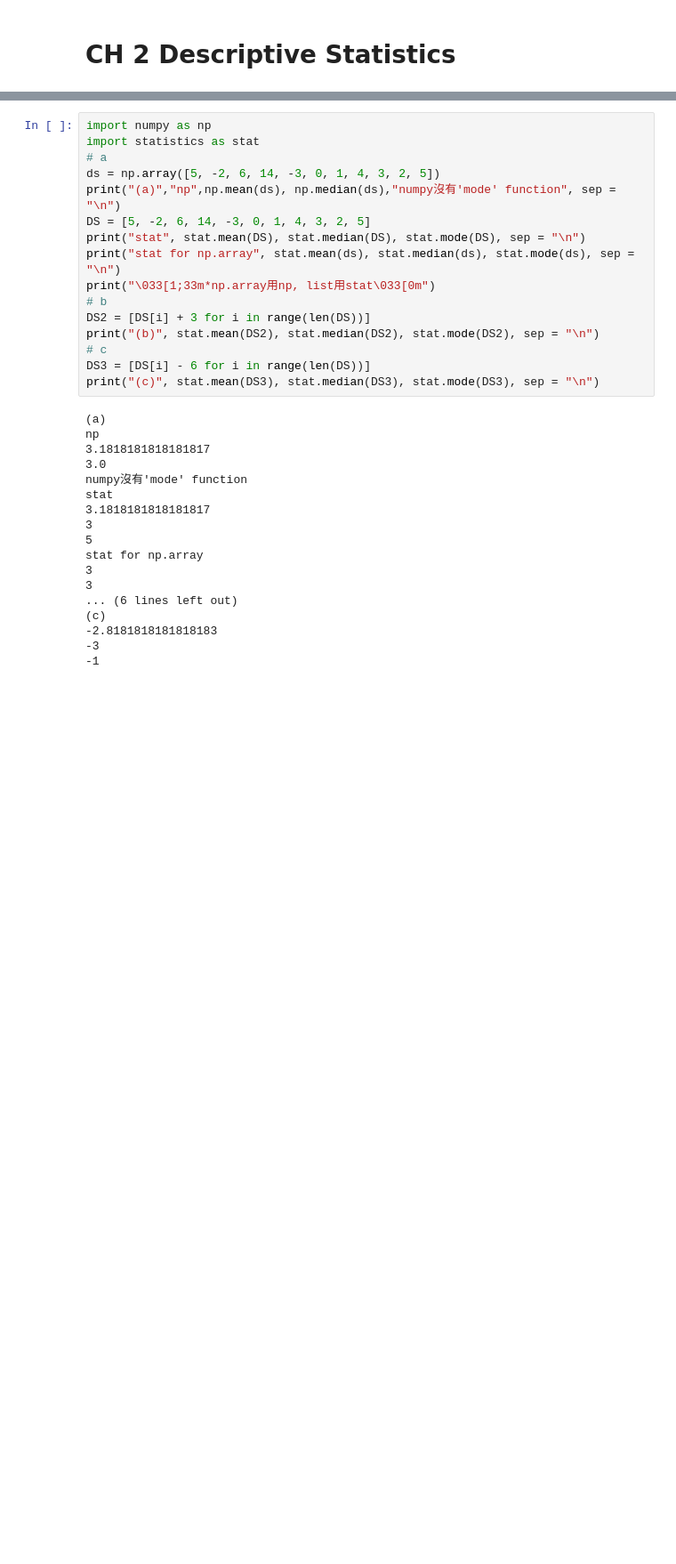
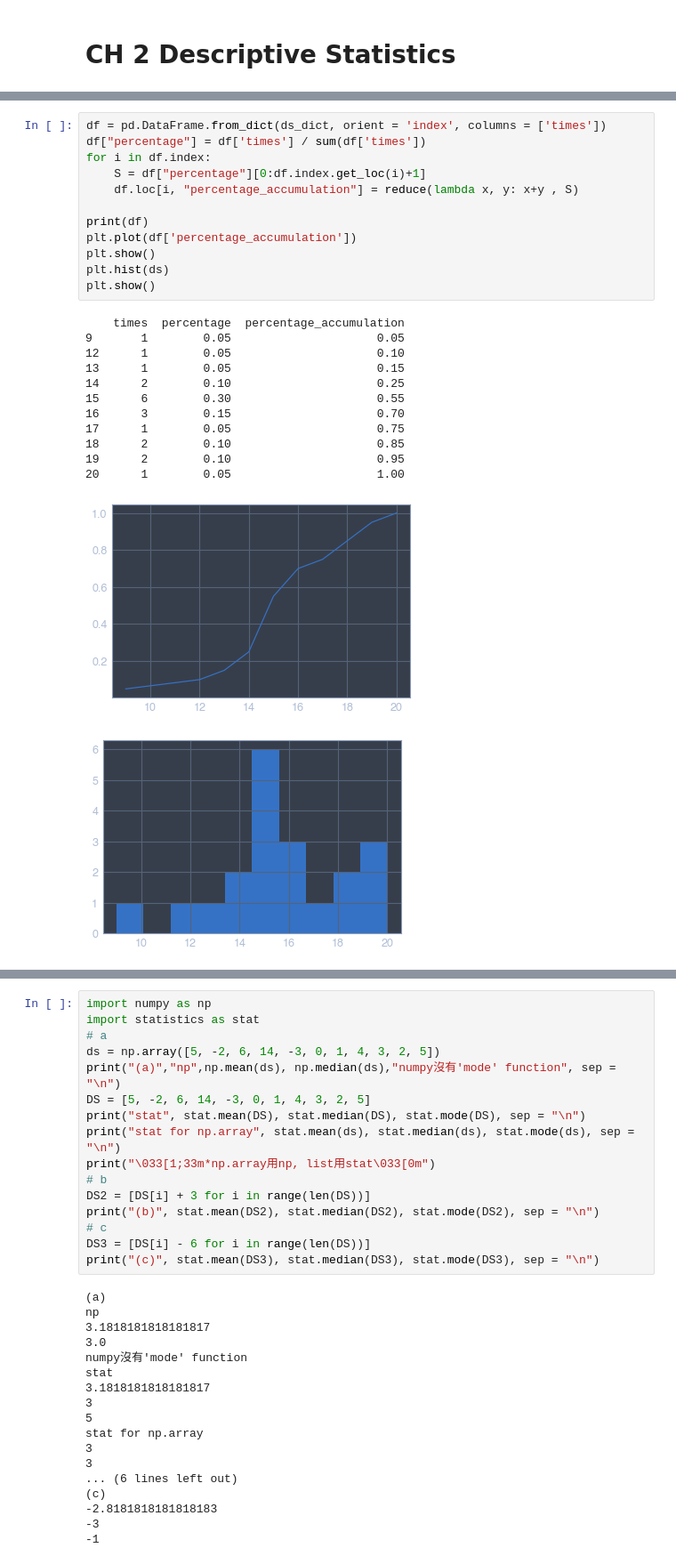
Before and after one commit to ellickhou/Entrance-exam-of-Taiwan-AI-Academy, a Jupyter notebook: Notes-of-Beginning-Statistics/Exercises.ipynb, the cells around one changed output, grey strips where cells are left out. Shown at 89% size. Drawn from its saved outputs; the diff is of its cells as text; blank space fills up the shorter version.

```diff
--- a/Notes-of-Beginning-Statistics/Exercises.ipynb
+++ b/Notes-of-Beginning-Statistics/Exercises.ipynb
@@ -8,3 +63,29 @@ no. 15
+# %%
+df = pd.DataFrame.from_dict(ds_dict, orient = 'index', columns = ['times'])
+df["percentage"] = df['times'] / sum(df['times'])
+for i in df.index:
+    S = df["percentage"][0:df.index.get_loc(i)+1]
+    df.loc[i, "percentage_accumulation"] = reduce(lambda x, y: x+y , S)
+
+print(df)
+plt.plot(df['percentage_accumulation'])
+plt.show()
+plt.hist(ds)
+plt.show()
+# %% [output]
+    times  percentage  percentage_accumulation
+9       1        0.05                     0.05
+12      1        0.05                     0.10
+13      1        0.05                     0.15
+14      2        0.10                     0.25
+15      6        0.30                     0.55
+16      3        0.15                     0.70
+17      1        0.05                     0.75
+18      2        0.10                     0.85
+19      2        0.10                     0.95
+20      1        0.05                     1.00
+[figure, added]
+[figure, added]
 # %%
 import matplotlib.pyplot as plt
 %matplotlib inline
```
Also changed, not shown: parts of 4 cells of this notebook.
